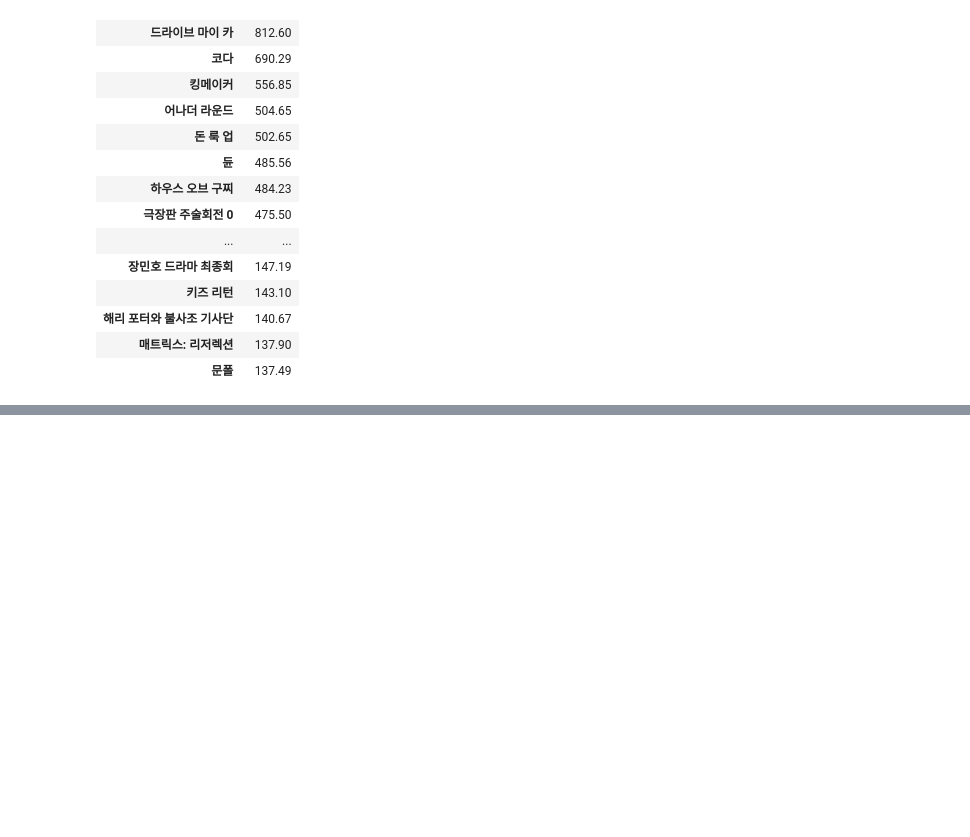
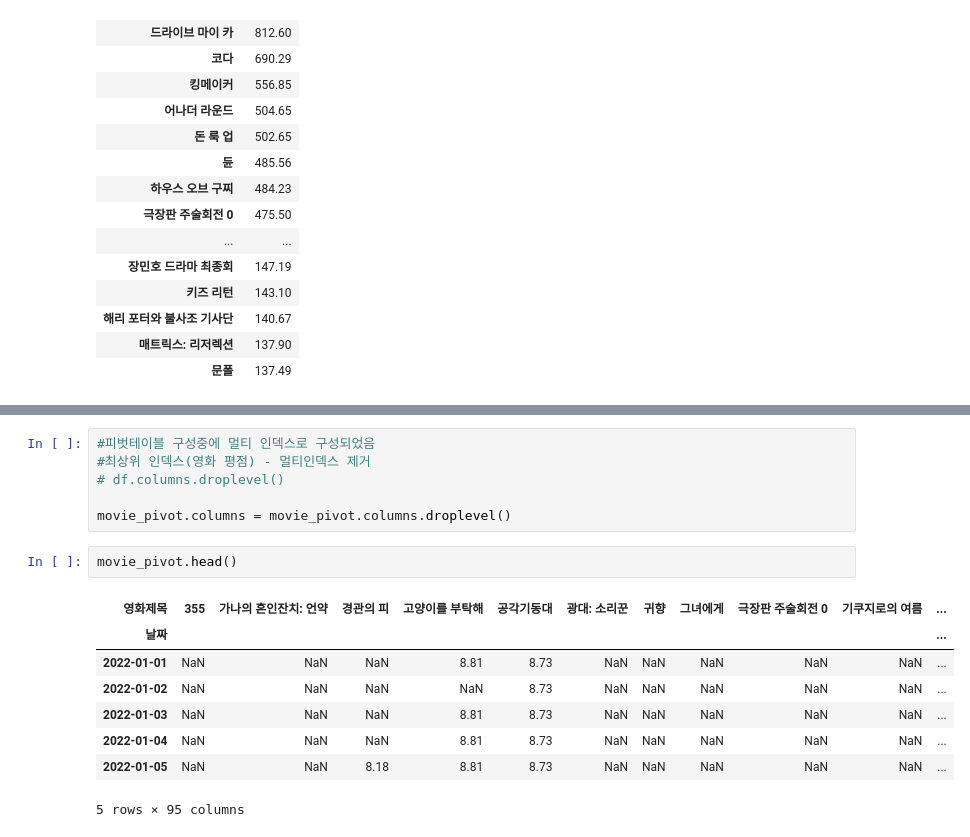
Before and after one commit to JuliaJJY/Web_crawling, a Jupyter notebook: 04_네이버_영화평점-수집및분석.ipynb, the cells around one changed output, grey strips where cells are left out. Cells and saved outputs as stored; diff of their text form; blank space fills up the shorter version.

```diff
--- a/04_네이버_영화평점-수집및분석.ipynb
+++ b/04_네이버_영화평점-수집및분석.ipynb
@@ -415,0 +465,17 @@ movie_top.head(50)
+# %%
+#피벗테이블 구성중에 멀티 인덱스로 구성되었음
+#최상위 인덱스(영화 평점) - 멀티인덱스 제거
+# df.columns.droplevel()
+
+movie_pivot.columns = movie_pivot.columns.droplevel()
+# %%
+movie_pivot.head()
+# %% [output]
+| 영화제목 | 355 | 가나의 혼인잔치: 언약 | 경관의 피 | 고양이를 부탁해 | 공각기동대 | 광대: 소리꾼 | 귀향 | 그녀에게 | 극장판 주술회전 0 | 기쿠지로의 여름 | ... |
+| 날짜 |  |  |  |  |  |  |  |  |  |  | ... |
+| 2022-01-01 | NaN | NaN | NaN | 8.81 | 8.73 | NaN | NaN | NaN | NaN | NaN | ... |
+| 2022-01-02 | NaN | NaN | NaN | NaN | 8.73 | NaN | NaN | NaN | NaN | NaN | ... |
+| 2022-01-03 | NaN | NaN | NaN | 8.81 | 8.73 | NaN | NaN | NaN | NaN | NaN | ... |
+| 2022-01-04 | NaN | NaN | NaN | 8.81 | 8.73 | NaN | NaN | NaN | NaN | NaN | ... |
+| 2022-01-05 | NaN | NaN | 8.18 | 8.81 | 8.73 | NaN | NaN | NaN | NaN | NaN | ... |
+5 rows × 95 columns
```
Also changed, not shown: parts of 12 cells of this notebook.
